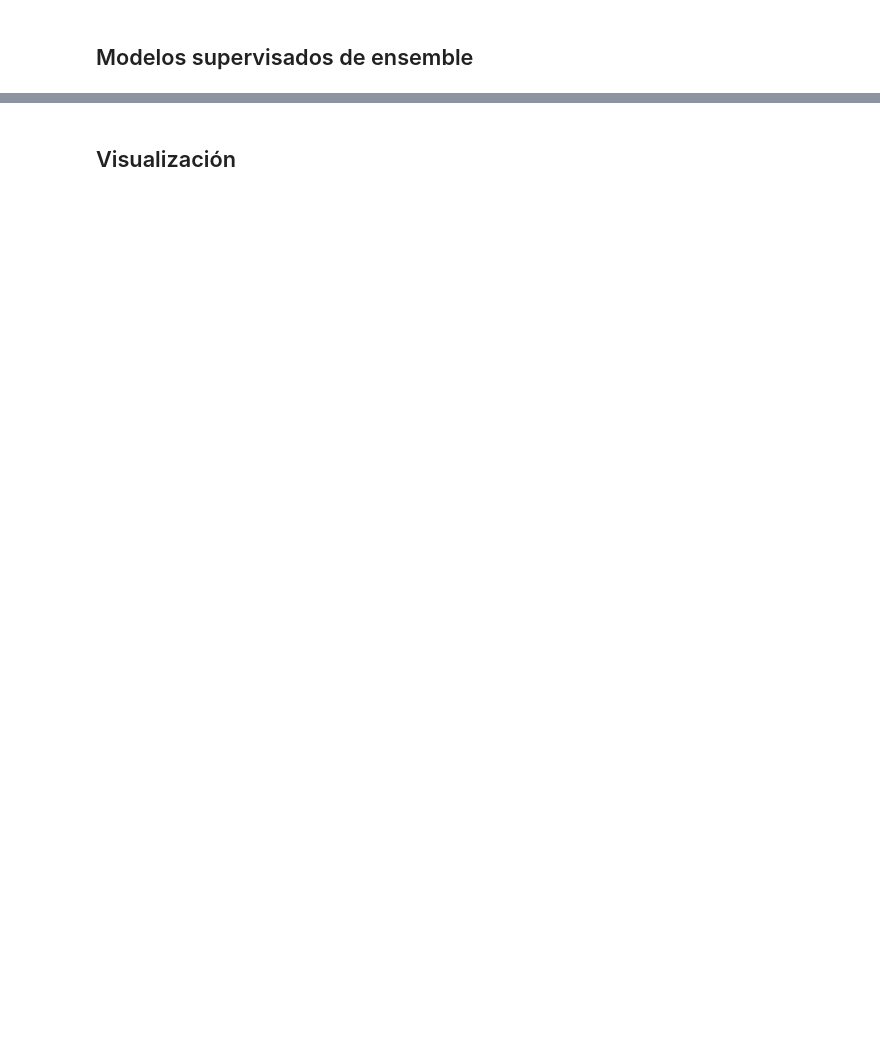
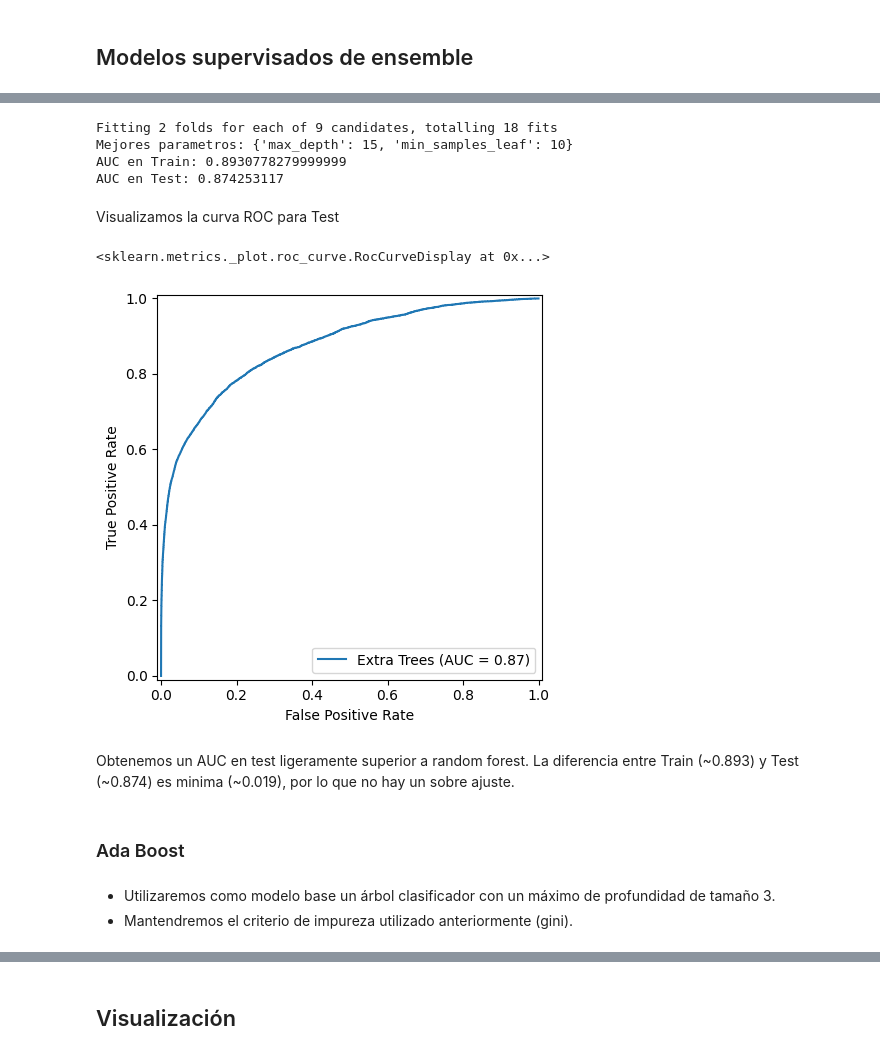
Before and after one commit to danielhuarita/decision_tree_ensembles, a Jupyter notebook: code/Said_Daniel_Huarita_Mollo.ipynb, the cells around one changed output, grey strips where cells are left out. Drawn from its saved outputs; the diff is of its cells as text; code cells hidden in the pictures; blank space fills up the shorter version.

```diff
--- a/code/fraudDetection_student.ipynb
+++ b/code/Said_Daniel_Huarita_Mollo.ipynb
@@ -1648,0 +1752,58 @@ Adicionalmente, se valorará:
+# %%
+# Utilizamos GridSearchCV para buscar los mejores hiperparámetros
+et_grid_search  = GridSearchCV(
+                        estimator=et,
+                        param_grid=param_grid,
+                        scoring='roc_auc',
+                        cv=2,       # Validación cruzada con 2 folds para acelerar el proceso
+                        n_jobs=-1,
+                        verbose=2,
+                    )
+
+# Entrenamos el modelo con GridSearchCV
+et_grid_search.fit(x_train, y_train)
+
+# Evaluamos el mejor modelo encontrado en el conjunto de prueba
+best_et = et_grid_search.best_estimator_
+
+print('Mejores parametros:', et_grid_search.best_params_)
+
+y_proba_train = best_et.predict_proba(x_train)[:, 1]
+y_proba_test = best_et.predict_proba(x_test)[:, 1]
+
+# Calculamos el AUC-ROC en el conjunto de prueba
+print('AUC en Train:', roc_auc_score(y_train, y_proba_train))
+print('AUC en Test:', roc_auc_score(y_test, y_proba_test))
+# %% [output]
+Fitting 2 folds for each of 9 candidates, totalling 18 fits
+Mejores parametros: {'max_depth': 15, 'min_samples_leaf': 10}
+AUC en Train: 0.8930778279999999
+AUC en Test: 0.874253117
+# %% [markdown]
+Visualizamos la curva ROC para Test
+# %%
+# Calculamos la curva ROC y el AUC para el conjunto de prueba
+y_proba_test = best_et.predict_proba(x_test)[:, 1]
+fpr_et_tree, tpr_et_tree, thresholds = roc_curve(y_test, y_proba_test)
+auc_et_tree = roc_auc_score(y_test, y_proba_test)
+
+# Definimos el tamaño de la figura para la curva ROC
+fig, ax = plt.subplots(figsize=(5, 5))
+
+# Visualizamos la curva ROC utilizando RocCurveDisplay
+RocCurveDisplay(
+    fpr=fpr_et_tree,
+    tpr=tpr_et_tree,
+    roc_auc=auc_et_tree,
+    name='Extra Trees'
+).plot(ax=ax)
+# %% [output]
+<sklearn.metrics._plot.roc_curve.RocCurveDisplay at 0x...>
+[figure, added]
+# %% [markdown]
+Obtenemos un AUC en test ligeramente superior a random forest. La diferencia entre Train (~0.893) y Test (~0.874) es minima (~0.019), por lo que no hay un sobre ajuste.
+# %% [markdown]
+### Ada Boost
+# %% [markdown]
+- Utilizaremos como modelo base un árbol clasificador con un máximo de profundidad de tamaño 3.
+- Mantendremos el criterio de impureza utilizado anteriormente (gini).
```
Also changed, not shown: parts of 62 cells of this notebook, 10 other files.
